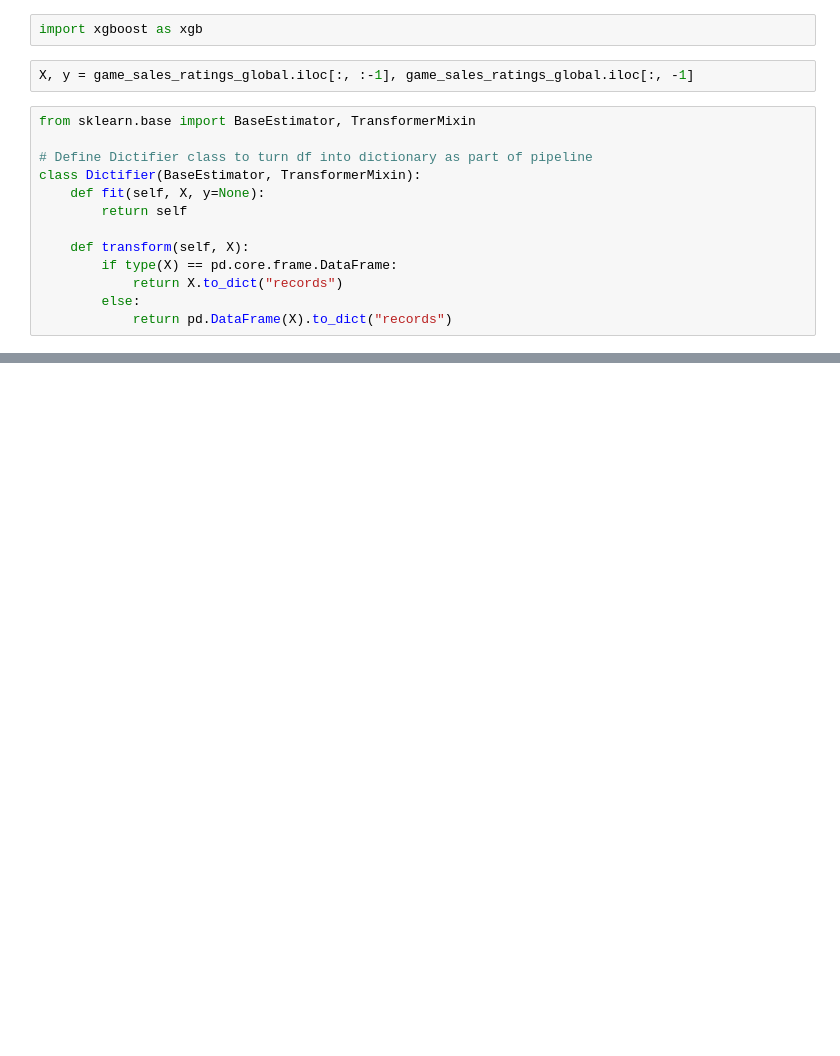
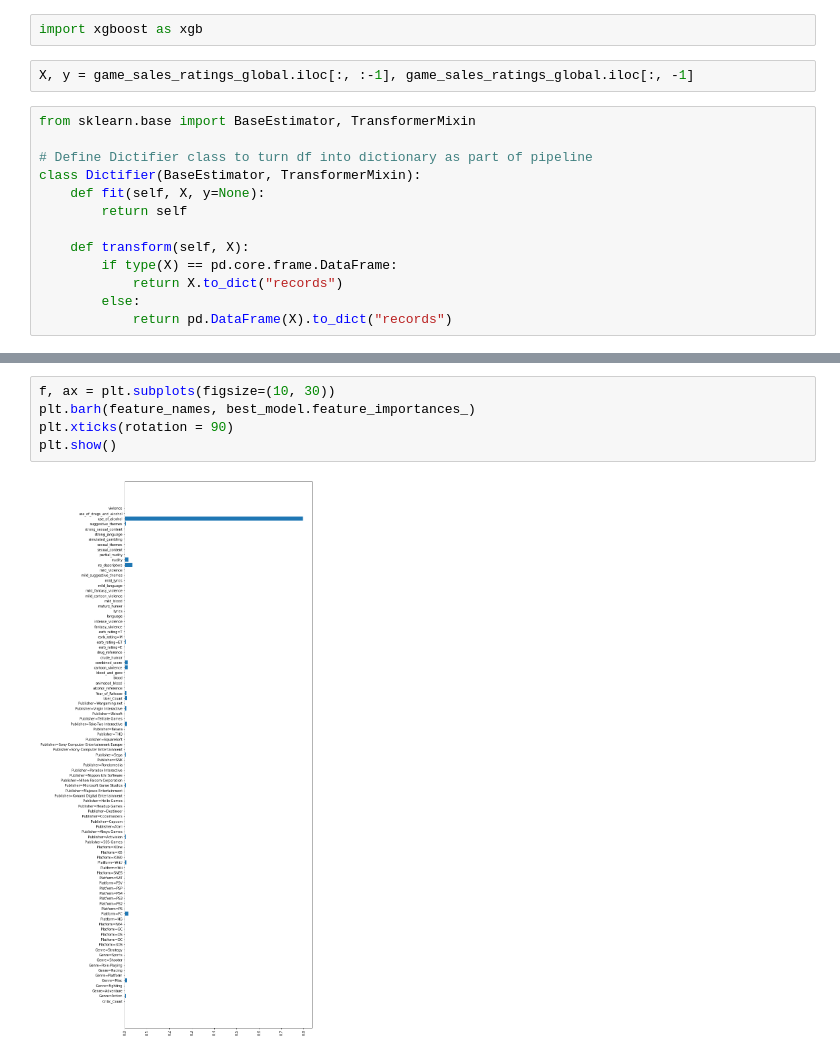
Before and after one commit to ayeshnayana/EDA_Video_game_sales-ratings, a Jupyter notebook: EDA on video game sales and ratings.ipynb, the cells around one changed output, grey strips where cells are left out. Drawn from its saved outputs; the diff is of its cells as text; blank space fills up the shorter version.

```diff
--- a/EDA on video game sales and ratings.ipynb
+++ b/EDA on video game sales and ratings.ipynb
@@ -812,0 +827,7 @@ Best model:  Pipeline(steps=[('dictifier', Dictifier()),
+# %%
+f, ax = plt.subplots(figsize=(10, 30))
+plt.barh(feature_names, best_model.feature_importances_)
+plt.xticks(rotation = 90)
+plt.show()
+# %% [output]
+[figure, added]
```
Also changed, not shown: parts of 8 cells of this notebook.
